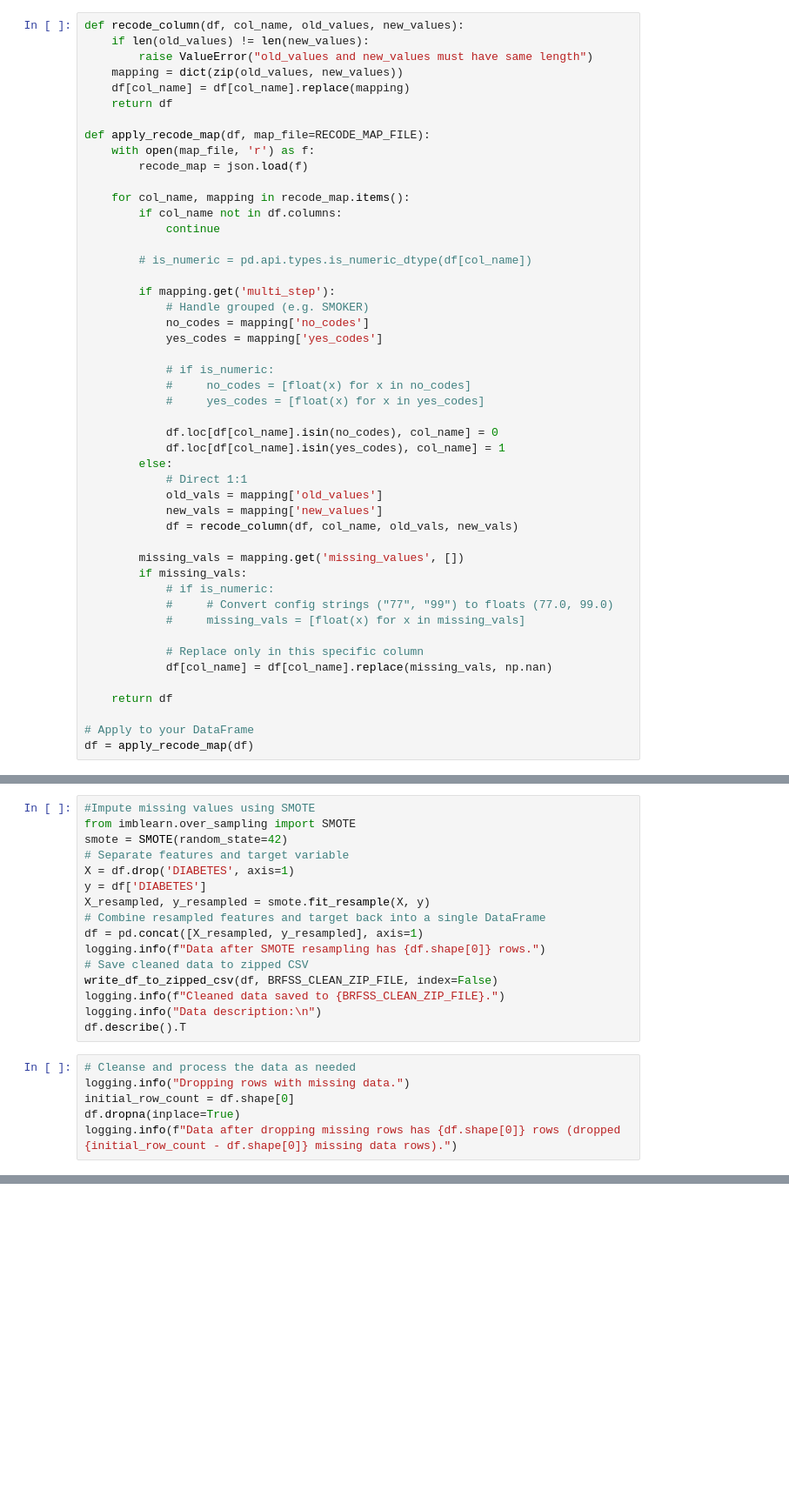
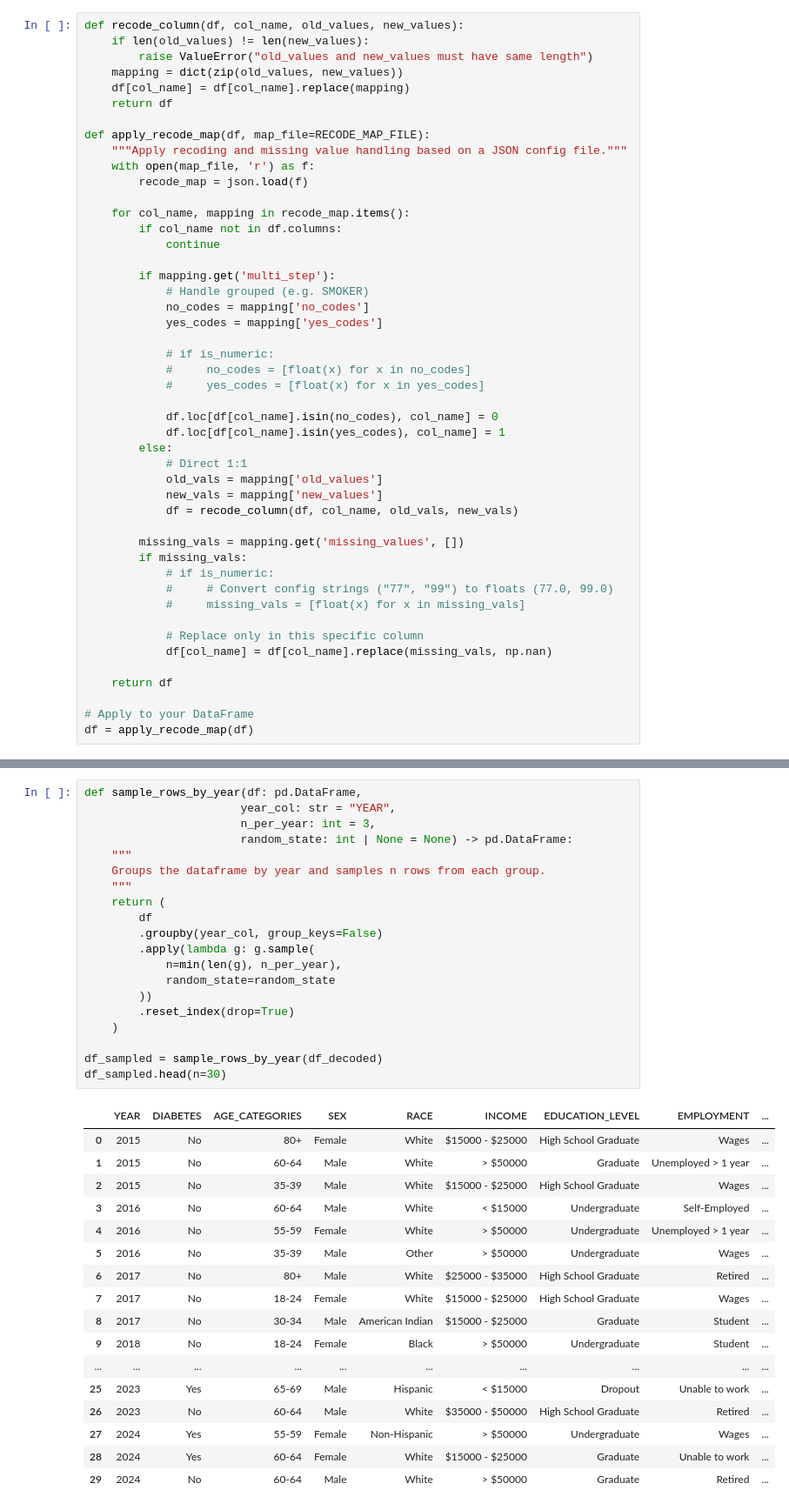
Before and after one commit to cmendonsa/brfss-diabetes-trends, a Jupyter notebook: analysis/2_data_preparation.ipynb, the cells around one changed output, grey strips where cells are left out. Shown at 87% size. Saved outputs shown, nothing was run; the diff lists cells and outputs as text; blank space fills up the shorter version.

Commit message:
Script to prepare a cleaned dataset and a recoded dataset

```diff
--- a/analysis/2_data_preparation.ipynb
+++ b/analysis/2_data_preparation.ipynb
@@ -140,14 +155,13 @@ def recode_column(df, col_name, old_values, new_values):
     return df
 
 def apply_recode_map(df, map_file=RECODE_MAP_FILE):
+    """Apply recoding and missing value handling based on a JSON config file."""
     with open(map_file, 'r') as f:
         recode_map = json.load(f)
 
     for col_name, mapping in recode_map.items():
         if col_name not in df.columns:
             continue
-
-        # is_numeric = pd.api.types.is_numeric_dtype(df[col_name])
 
         if mapping.get('multi_step'):
             # Handle grouped (e.g. SMOKER)
@@ -192,22 +308,0 @@ logging.info(f"Data after dropping duplicates has {df.shape[0]} rows (dropped {i
-# %%
-#Impute missing values using SMOTE
-from imblearn.over_sampling import SMOTE
-smote = SMOTE(random_state=42)
-# Separate features and target variable
-X = df.drop('DIABETES', axis=1)
-y = df['DIABETES']
-X_resampled, y_resampled = smote.fit_resample(X, y)
-# Combine resampled features and target back into a single DataFrame
-df = pd.concat([X_resampled, y_resampled], axis=1)
-logging.info(f"Data after SMOTE resampling has {df.shape[0]} rows.")
-# Save cleaned data to zipped CSV
-write_df_to_zipped_csv(df, BRFSS_CLEAN_ZIP_FILE, index=False)
-logging.info(f"Cleaned data saved to {BRFSS_CLEAN_ZIP_FILE}.")
-logging.info("Data description:\n")
-df.describe().T
-# %%
-# Cleanse and process the data as needed
-logging.info("Dropping rows with missing data.")
-initial_row_count = df.shape[0]
-df.dropna(inplace=True)
-logging.info(f"Data after dropping missing rows has {df.shape[0]} rows (dropped {initial_row_count - df.shape[0]} missing data rows).")
@@ -335 +477,39 @@ decoded_sample.head(n=20)
+# %%
+def sample_rows_by_year(df: pd.DataFrame,
+                       year_col: str = "YEAR",
+                       n_per_year: int = 3,
+                       random_state: int | None = None) -> pd.DataFrame:
+    """
+    Groups the dataframe by year and samples n rows from each group.
+    """
+    return (
+        df
+        .groupby(year_col, group_keys=False)
+        .apply(lambda g: g.sample(
+            n=min(len(g), n_per_year),
+            random_state=random_state
+        ))
+        .reset_index(drop=True)
+    )
+
+df_sampled = sample_rows_by_year(df_decoded)
+df_sampled.head(n=30)
+# %% [output]
+|  | YEAR | DIABETES | AGE_CATEGORIES | SEX | RACE | INCOME | EDUCATION_LEVEL | EMPLOYMENT | ... |
+| 0 | 2015 | No | 80+ | Female | White | $15000 - $25000 | High School Graduate | Wages | ... |
+| 1 | 2015 | No | 60-64 | Male | White | > $50000 | Graduate | Unemployed > 1 year | ... |
+| 2 | 2015 | No | 35-39 | Male | White | $15000 - $25000 | High School Graduate | Wages | ... |
+| 3 | 2016 | No | 60-64 | Male | White | < $15000 | Undergraduate | Self-Employed | ... |
+| 4 | 2016 | No | 55-59 | Female | White | > $50000 | Undergraduate | Unemployed > 1 year | ... |
+| 5 | 2016 | No | 35-39 | Male | Other | > $50000 | Undergraduate | Wages | ... |
+| 6 | 2017 | No | 80+ | Male | White | $25000 - $35000 | High School Graduate | Retired | ... |
+| 7 | 2017 | No | 18-24 | Female | White | $15000 - $25000 | High School Graduate | Wages | ... |
+| 8 | 2017 | No | 30-34 | Male | American Indian | $15000 - $25000 | Graduate | Student | ... |
+| 9 | 2018 | No | 18-24 | Female | Black | > $50000 | Undergraduate | Student | ... |
+| ... | ... | ... | ... | ... | ... | ... | ... | ... | ... |
+| 25 | 2023 | Yes | 65-69 | Male | Hispanic | < $15000 | Dropout | Unable to work | ... |
+| 26 | 2023 | No | 60-64 | Male | White | $35000 - $50000 | High School Graduate | Retired | ... |
+| 27 | 2024 | Yes | 55-59 | Female | Non-Hispanic | > $50000 | Undergraduate | Wages | ... |
+| 28 | 2024 | Yes | 60-64 | Female | White | $15000 - $25000 | Graduate | Unable to work | ... |
+| 29 | 2024 | No | 60-64 | Male | White | > $50000 | Graduate | Retired | ... |
 # %%
```
Also changed, not shown: parts of 25 cells of this notebook.
